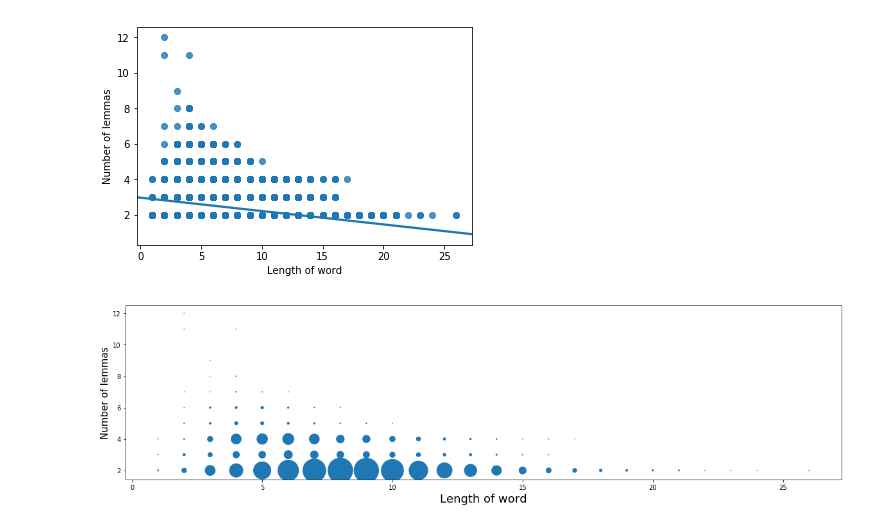
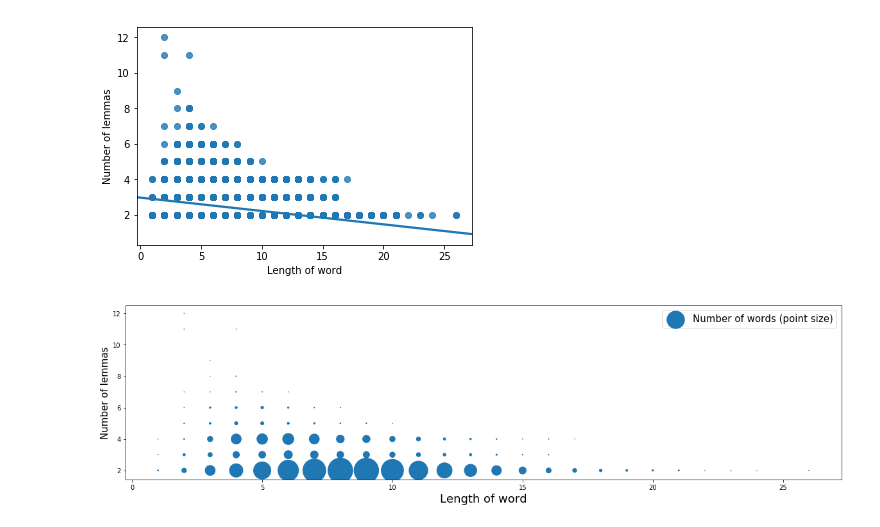
Before and after one commit to rogerior/jsl, a Jupyter notebook: jsl.ipynb, the cells around one changed output. Cells and saved outputs as stored; diff of their text form; code cells hidden in the pictures.

Commit message:
Text modification + legend

```diff
--- a/jsl.ipynb
+++ b/jsl.ipynb
@@ -173,17 +173,18 @@ del reg
 # %%
 bubble = pd.DataFrame()
 bubble['x'] = x
 bubble['y'] = y
 bubble['c'] = 1
 bubble = bubble.groupby(['x', 'y'])['c'].sum().reset_index()
 
 fig = plt.figure(figsize=(20,5))
 plt.scatter(bubble['x'], bubble['y'], s=bubble['c']/3)
 plt.xlabel("Length of word", fontsize=18)
 plt.ylabel("Number of lemmas", fontsize=15)
+plt.legend(["Number of words (point size)"], fontsize = 15)
 
 del bubble, fig # free memory
 # %% [output]
-[figure, old version]
+[figure, new version]
 # %%
 del test # free memory
```
Also changed, not shown: parts of 3 cells of this notebook, 1 other file.
